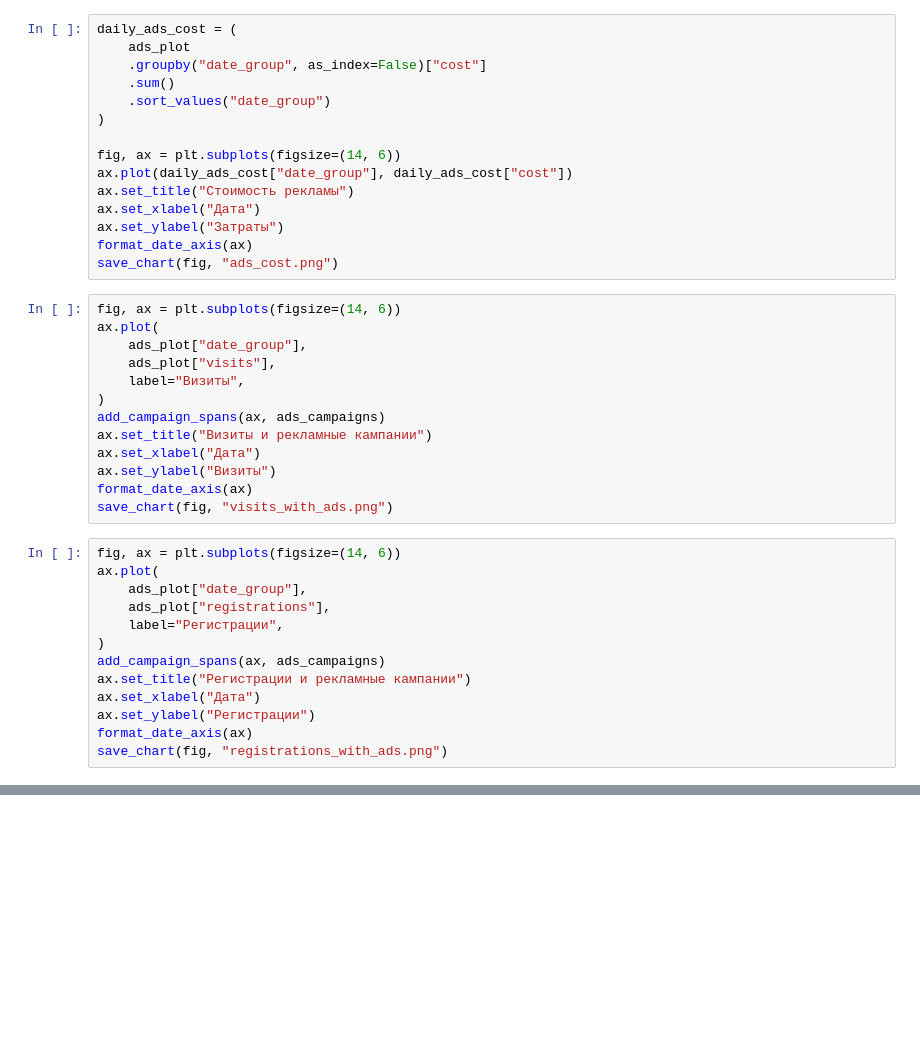
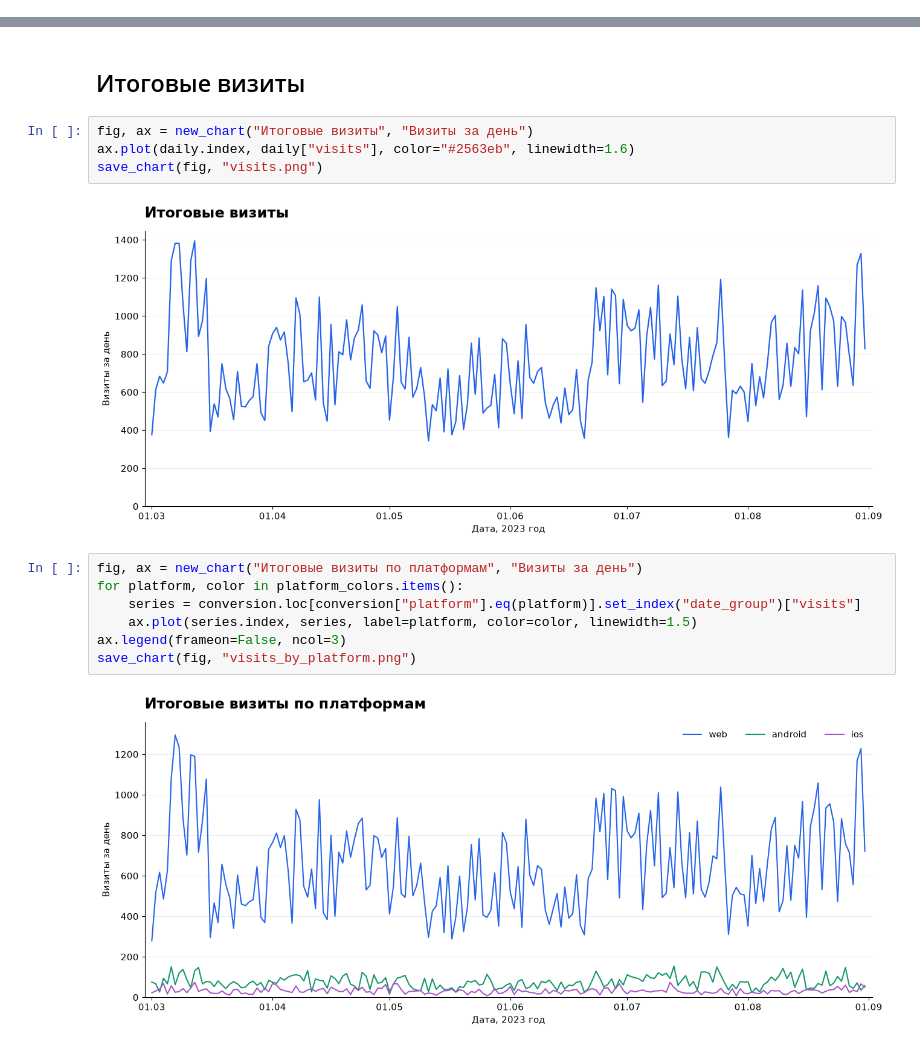
Before and after one commit to hypnozer/python-for-data-analysts-project-100, a Jupyter notebook: visualization.ipynb, the cells around one changed output, grey strips where cells are left out. Cells and saved outputs as stored; diff of their text form; blank space fills up the shorter version.

```diff
--- a/visualization.ipynb
+++ b/visualization.ipynb
@@ -230,41 +0,0 @@ save_chart(fig, "average_conversion.png")
-# %%
-daily_ads_cost = (
-    ads_plot
-    .groupby("date_group", as_index=False)["cost"]
-    .sum()
-    .sort_values("date_group")
-)
-
-fig, ax = plt.subplots(figsize=(14, 6))
-ax.plot(daily_ads_cost["date_group"], daily_ads_cost["cost"])
-ax.set_title("Стоимость рекламы")
-ax.set_xlabel("Дата")
-ax.set_ylabel("Затраты")
-format_date_axis(ax)
-save_chart(fig, "ads_cost.png")
-# %%
-fig, ax = plt.subplots(figsize=(14, 6))
-ax.plot(
-    ads_plot["date_group"],
-    ads_plot["visits"],
-    label="Визиты",
-)
-add_campaign_spans(ax, ads_campaigns)
-ax.set_title("Визиты и рекламные кампании")
-ax.set_xlabel("Дата")
-ax.set_ylabel("Визиты")
-format_date_axis(ax)
-save_chart(fig, "visits_with_ads.png")
-# %%
-fig, ax = plt.subplots(figsize=(14, 6))
-ax.plot(
-    ads_plot["date_group"],
-    ads_plot["registrations"],
-    label="Регистрации",
-)
-add_campaign_spans(ax, ads_campaigns)
-ax.set_title("Регистрации и рекламные кампании")
-ax.set_xlabel("Дата")
-ax.set_ylabel("Регистрации")
-format_date_axis(ax)
-save_chart(fig, "registrations_with_ads.png")
@@ -272,0 +58,17 @@ sorted(path.name for path in charts_dir.glob("*.png"))
+# %% [markdown]
+## Итоговые визиты
+# %%
+fig, ax = new_chart("Итоговые визиты", "Визиты за день")
+ax.plot(daily.index, daily["visits"], color="#2563eb", linewidth=1.6)
+save_chart(fig, "visits.png")
+# %% [output]
+[figure, added]
+# %%
+fig, ax = new_chart("Итоговые визиты по платформам", "Визиты за день")
+for platform, color in platform_colors.items():
+    series = conversion.loc[conversion["platform"].eq(platform)].set_index("date_group")["visits"]
+    ax.plot(series.index, series, label=platform, color=color, linewidth=1.5)
+ax.legend(frameon=False, ncol=3)
+save_chart(fig, "visits_by_platform.png")
+# %% [output]
+[figure, added]
```
Also changed, not shown: parts of 24 cells of this notebook, 10 other files.
